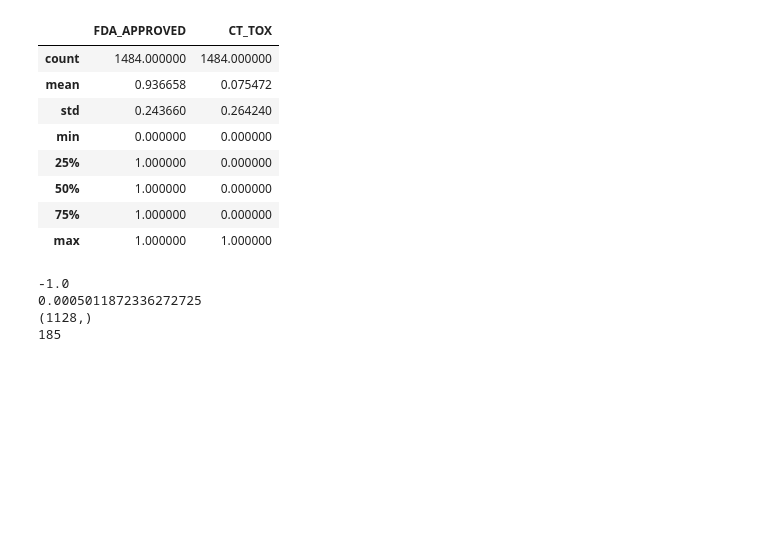
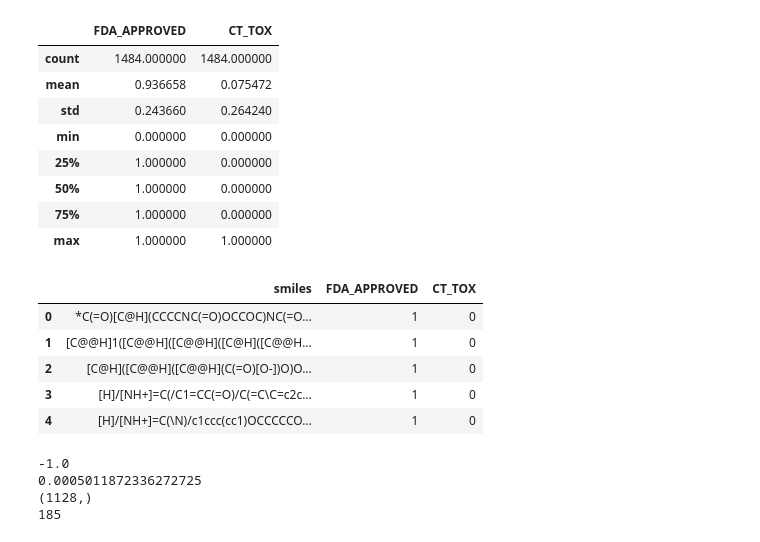
Before and after one commit to PJMichaels/Chemistry-Capstone, a Jupyter notebook: Data_Cleaning.ipynb, the cells around one changed output. Saved outputs shown, nothing was run; the diff lists cells and outputs as text; code cells hidden in the pictures; blank space fills up the shorter version.

```diff
--- a/Data_Cleaning.ipynb
+++ b/Data_Cleaning.ipynb
@@ -49,6 +66,15 @@ clintox.describe()
 | 50% | 1.000000 | 0.000000 |
 | 75% | 1.000000 | 0.000000 |
 | max | 1.000000 | 1.000000 |
+# %%
+clintox.head()
+# %% [output]
+|  | smiles | FDA_APPROVED | CT_TOX |
+| 0 | *C(=O)[C@H](CCCCNC(=O)OCCOC)NC(=O... | 1 | 0 |
+| 1 | [C@@H]1([C@@H]([C@@H]([C@H]([C@@H... | 1 | 0 |
+| 2 | [C@H]([C@@H]([C@@H](C(=O)[O-])O)O... | 1 | 0 |
+| 3 | [H]/[NH+]=C(/C1=CC(=O)/C(=C\C=c2c... | 1 | 0 |
+| 4 | [H]/[NH+]=C(\N)/c1ccc(cc1)OCCCCCO... | 1 | 0 |
 # %%
 clintox.to_csv(os.path.join(out_path,'clintox.csv'))
 # %%
```
Also changed, not shown: parts of 3 cells of this notebook.
